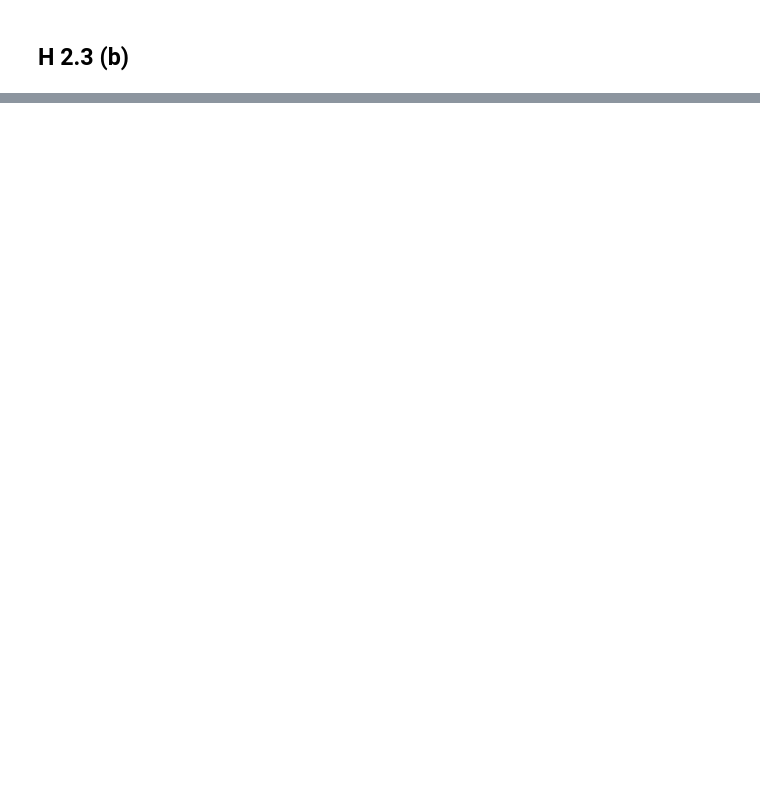
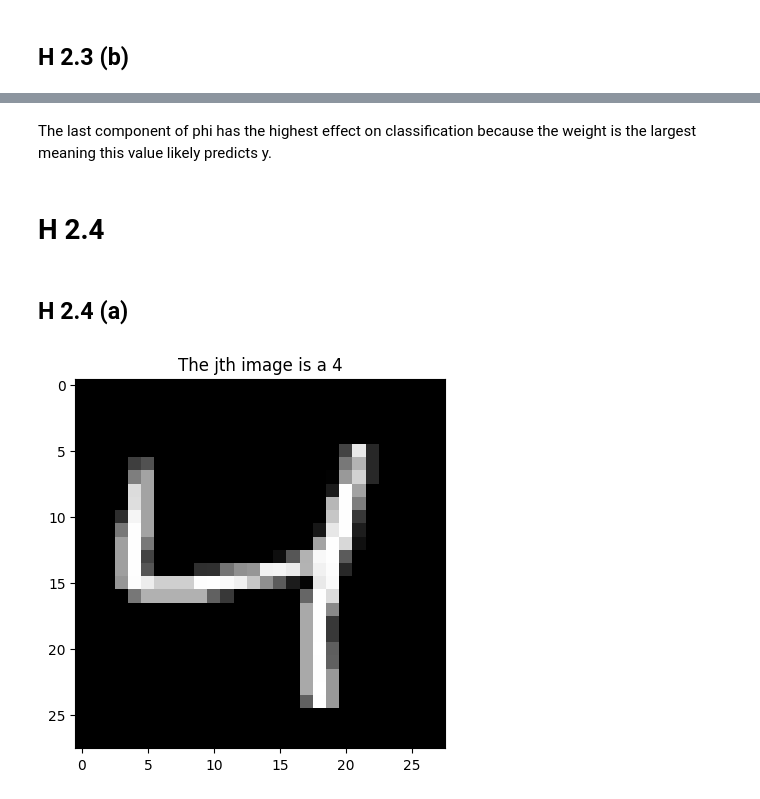
Before and after one commit to akaihartley/EE_240_HW, a Jupyter notebook: EE240_HW2.ipynb, the cells around one changed output, grey strips where cells are left out. Cells and saved outputs as stored; diff of their text form; code cells hidden in the pictures; blank space fills up the shorter version.

```diff
--- a/EE240_HW2.ipynb
+++ b/EE240_HW2.ipynb
@@ -358,0 +445,14 @@ Show that the features vectors are linearly separable in the 5D space.
+# %% [markdown]
+The last component of phi has the highest effect on classification because the weight is the largest meaning this value likely predicts y.
+# %% [markdown]
+# **H 2.4**
+# %% [markdown]
+## **H 2.4 (a)**
+# %%
+X, y = fetch_openml("mnist_784", version=1, return_X_y=True, as_frame=False, parser='auto')
+j = 2
+plt.title('The jth image is a {label}'.format(label=int(y[j])))
+plt.imshow(X[j].reshape((28,28)), cmap='gray')
+plt.show()
+# %% [output]
+[figure, added]
```
Also changed, not shown: parts of 33 cells of this notebook.
